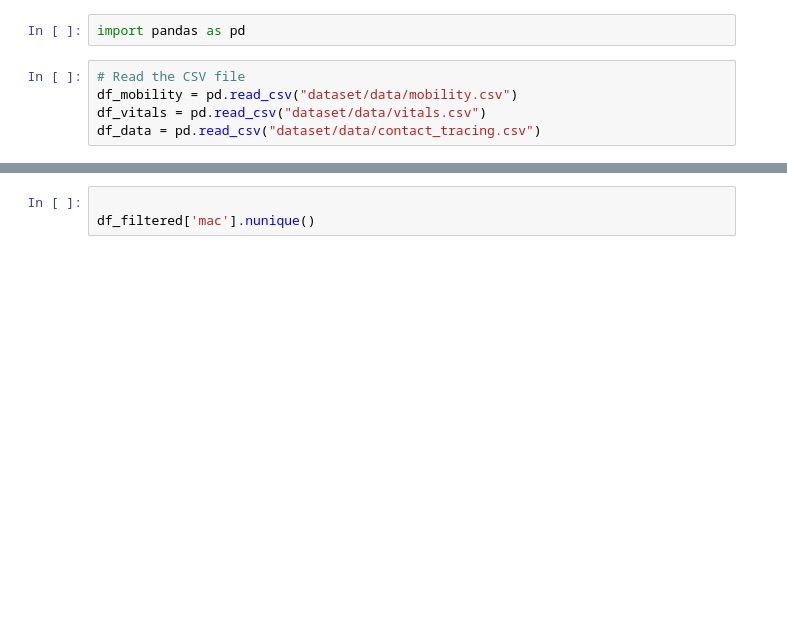
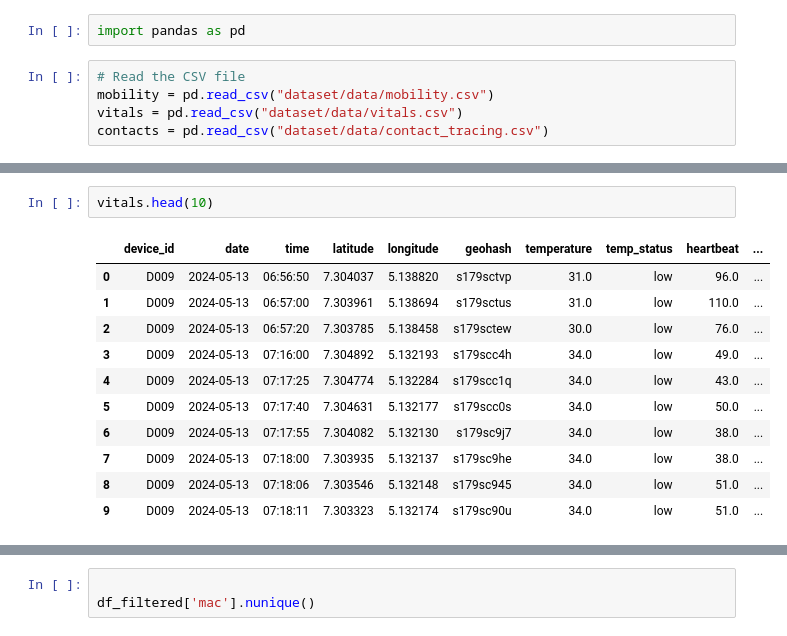
Before and after one commit to starsyntaxx/tracy_hackathon, a Jupyter notebook: 01_EDA.ipynb, the cells around one changed output, grey strips where cells are left out. Cells and saved outputs as stored; diff of their text form; blank space fills up the shorter version.

```diff
--- a/01_EDA.ipynb
+++ b/01_EDA.ipynb
@@ -35,6 +35,6 @@ dataset/data/contact_tracing.csv
 import pandas as pd
 # %%
 # Read the CSV file
-df_mobility = pd.read_csv("dataset/data/mobility.csv")
-df_vitals = pd.read_csv("dataset/data/vitals.csv")
-df_data = pd.read_csv("dataset/data/contact_tracing.csv")
+mobility = pd.read_csv("dataset/data/mobility.csv")
+vitals = pd.read_csv("dataset/data/vitals.csv")
+contacts = pd.read_csv("dataset/data/contact_tracing.csv")
@@ -41 +63,15 @@ df_data = pd.read_csv("dataset/data/contact_tracing.csv")
+# %%
+vitals.head(10)
+# %% [output]
+|  | device_id | date | time | latitude | longitude | geohash | temperature | temp_status | heartbeat | ... |
+| 0 | D009 | 2024-05-13 | 06:56:50 | 7.304037 | 5.138820 | s179sctvp | 31.0 | low | 96.0 | ... |
+| 1 | D009 | 2024-05-13 | 06:57:00 | 7.303961 | 5.138694 | s179sctus | 31.0 | low | 110.0 | ... |
+| 2 | D009 | 2024-05-13 | 06:57:20 | 7.303785 | 5.138458 | s179sctew | 30.0 | low | 76.0 | ... |
+| 3 | D009 | 2024-05-13 | 07:16:00 | 7.304892 | 5.132193 | s179scc4h | 34.0 | low | 49.0 | ... |
+| 4 | D009 | 2024-05-13 | 07:17:25 | 7.304774 | 5.132284 | s179scc1q | 34.0 | low | 43.0 | ... |
+| 5 | D009 | 2024-05-13 | 07:17:40 | 7.304631 | 5.132177 | s179scc0s | 34.0 | low | 50.0 | ... |
+| 6 | D009 | 2024-05-13 | 07:17:55 | 7.304082 | 5.132130 | s179sc9j7 | 34.0 | low | 38.0 | ... |
+| 7 | D009 | 2024-05-13 | 07:18:00 | 7.303935 | 5.132137 | s179sc9he | 34.0 | low | 38.0 | ... |
+| 8 | D009 | 2024-05-13 | 07:18:06 | 7.303546 | 5.132148 | s179sc945 | 34.0 | low | 51.0 | ... |
+| 9 | D009 | 2024-05-13 | 07:18:11 | 7.303323 | 5.132174 | s179sc90u | 34.0 | low | 51.0 | ... |
 # %%
```
Also changed, not shown: parts of 42 cells of this notebook.
